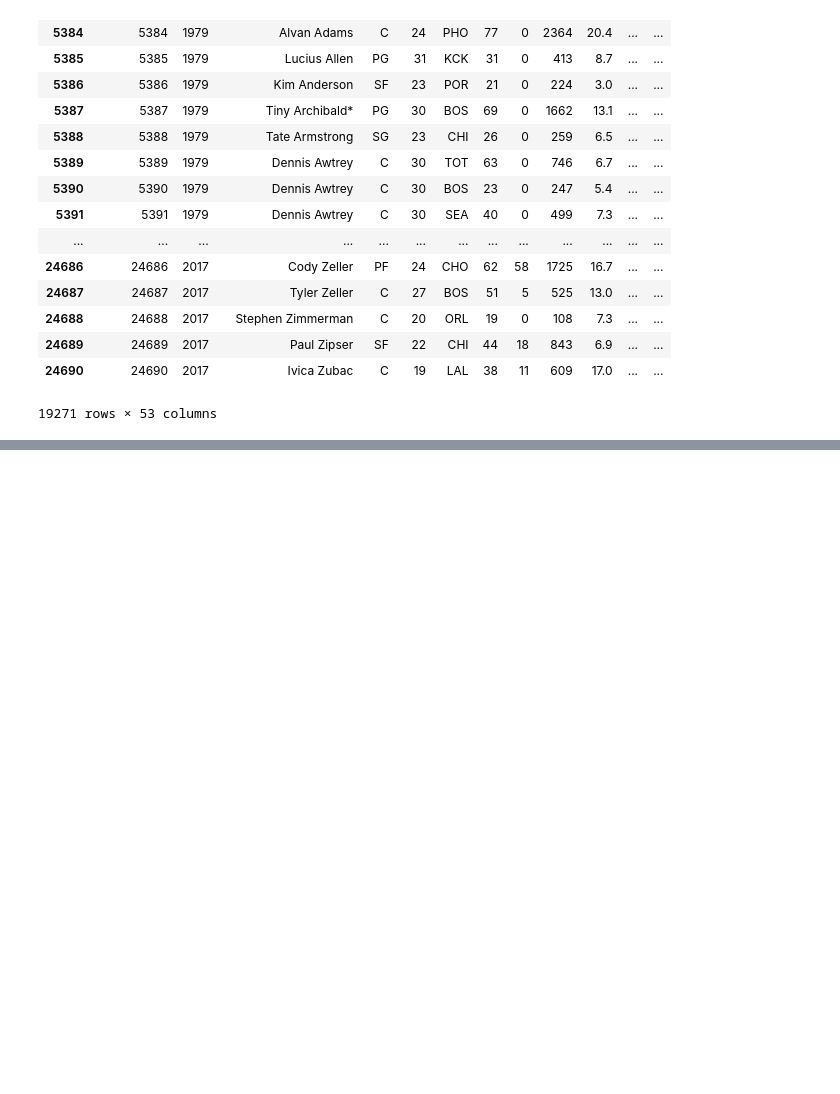
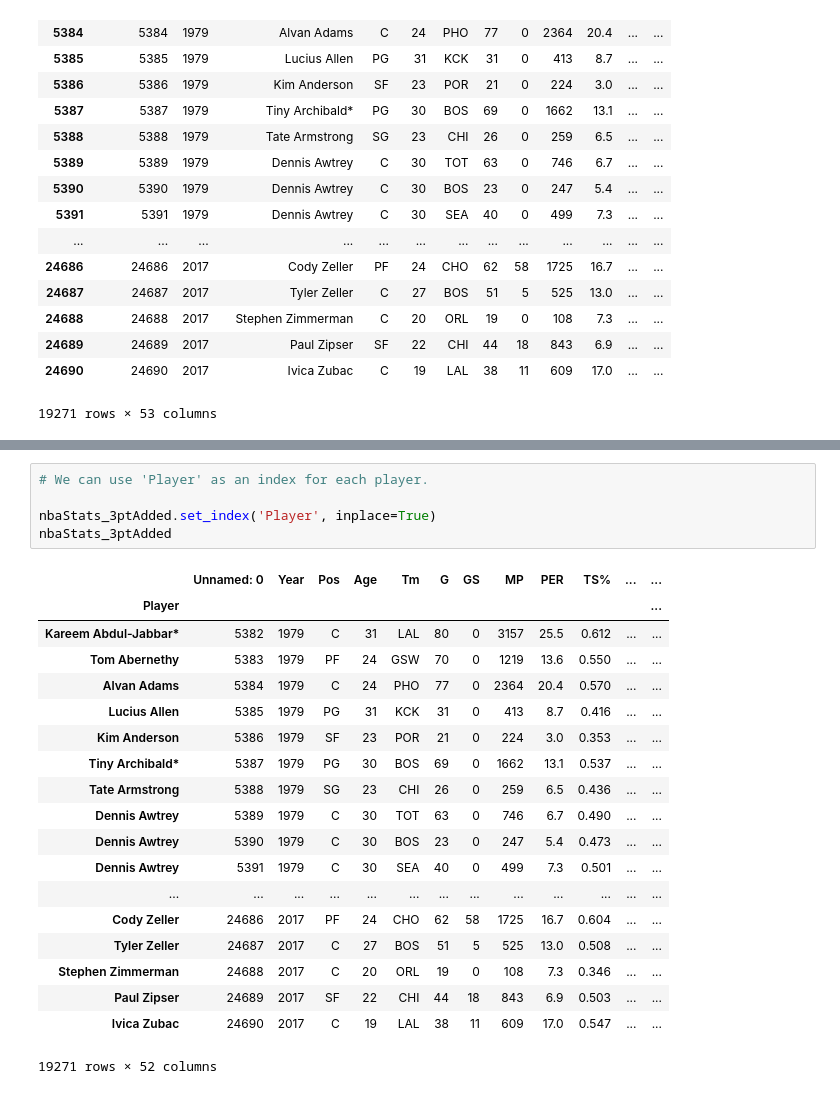
Before and after one commit to Eric035/NBA_3_point_boom, a Jupyter notebook: NBA Players Statistics.ipynb, the cells around one changed output, grey strips where cells are left out. Cells and saved outputs as stored; diff of their text form; blank space fills up the shorter version.

Commit message:
Set 'Player' as index

```diff
--- a/NBA Players Statistics.ipynb
+++ b/NBA Players Statistics.ipynb
@@ -71,0 +70,25 @@ Name: Player, dtype: object
+# %%
+# We can use 'Player' as an index for each player.
+
+nbaStats_3ptAdded.set_index('Player', inplace=True)
+nbaStats_3ptAdded
+# %% [output]
+|  | Unnamed: 0 | Year | Pos | Age | Tm | G | GS | MP | PER | TS% | ... | ... |
+| Player |  |  |  |  |  |  |  |  |  |  |  | ... |
+| Kareem Abdul-Jabbar* | 5382 | 1979 | C | 31 | LAL | 80 | 0 | 3157 | 25.5 | 0.612 | ... | ... |
+| Tom Abernethy | 5383 | 1979 | PF | 24 | GSW | 70 | 0 | 1219 | 13.6 | 0.550 | ... | ... |
+| Alvan Adams | 5384 | 1979 | C | 24 | PHO | 77 | 0 | 2364 | 20.4 | 0.570 | ... | ... |
+| Lucius Allen | 5385 | 1979 | PG | 31 | KCK | 31 | 0 | 413 | 8.7 | 0.416 | ... | ... |
+| Kim Anderson | 5386 | 1979 | SF | 23 | POR | 21 | 0 | 224 | 3.0 | 0.353 | ... | ... |
+| Tiny Archibald* | 5387 | 1979 | PG | 30 | BOS | 69 | 0 | 1662 | 13.1 | 0.537 | ... | ... |
+| Tate Armstrong | 5388 | 1979 | SG | 23 | CHI | 26 | 0 | 259 | 6.5 | 0.436 | ... | ... |
+| Dennis Awtrey | 5389 | 1979 | C | 30 | TOT | 63 | 0 | 746 | 6.7 | 0.490 | ... | ... |
+| Dennis Awtrey | 5390 | 1979 | C | 30 | BOS | 23 | 0 | 247 | 5.4 | 0.473 | ... | ... |
+| Dennis Awtrey | 5391 | 1979 | C | 30 | SEA | 40 | 0 | 499 | 7.3 | 0.501 | ... | ... |
+| ... | ... | ... | ... | ... | ... | ... | ... | ... | ... | ... | ... | ... |
+| Cody Zeller | 24686 | 2017 | PF | 24 | CHO | 62 | 58 | 1725 | 16.7 | 0.604 | ... | ... |
+| Tyler Zeller | 24687 | 2017 | C | 27 | BOS | 51 | 5 | 525 | 13.0 | 0.508 | ... | ... |
+| Stephen Zimmerman | 24688 | 2017 | C | 20 | ORL | 19 | 0 | 108 | 7.3 | 0.346 | ... | ... |
+| Paul Zipser | 24689 | 2017 | SF | 22 | CHI | 44 | 18 | 843 | 6.9 | 0.503 | ... | ... |
+| Ivica Zubac | 24690 | 2017 | C | 19 | LAL | 38 | 11 | 609 | 17.0 | 0.547 | ... | ... |
+19271 rows × 52 columns
```
Also changed, not shown: parts of 2 cells of this notebook.
